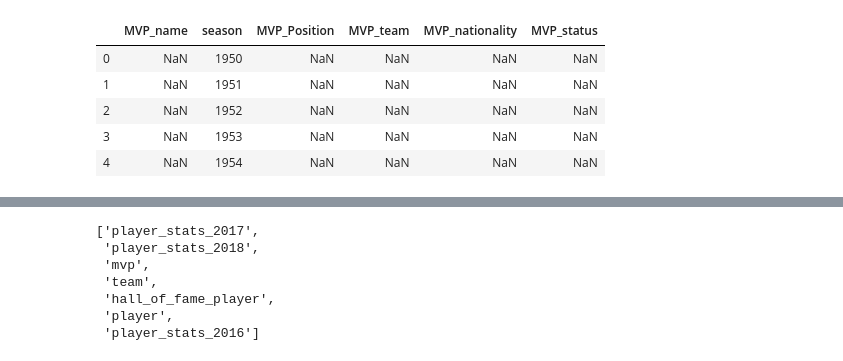
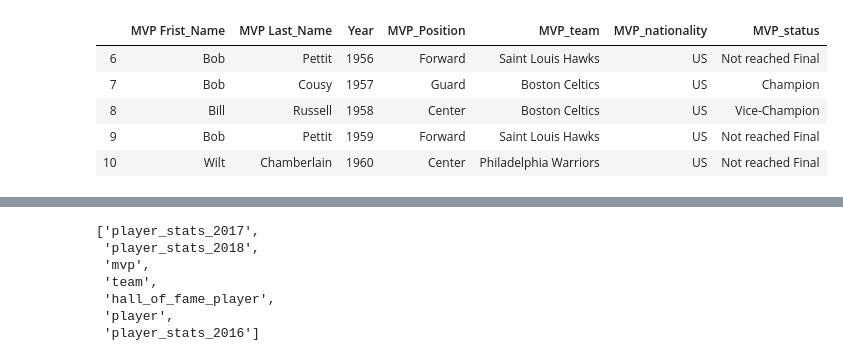
Before and after one commit to whysoq520/ETL-Project, a Jupyter notebook: mvp data cleaning.ipynb, the cells around one changed output, grey strips where cells are left out. Cells and saved outputs as stored; diff of their text form; code cells hidden in the pictures.

```diff
--- a/mvp data cleaning.ipynb
+++ b/mvp data cleaning.ipynb
@@ -35,4 +39,4 @@ df_drop
 # %%
-new_mvp_df =df_drop[['MVP Name', 'Year','MVP Position','MVP Team','MVP Nationality','MVP status']].copy()
+new_mvp_df =df_drop[['MVP Frist_Name', 'MVP Last_Name','Year','MVP Position','MVP Team','MVP Nationality','MVP status']].copy()
 new_mvp_df.head()
 # %% [output]
@@ -45,16 +49,15 @@ new_mvp_df.head()
 # %%
-mvp = new_mvp_df.rename(columns={"Year": "season",
-                                 "MVP Name": "MVP_name",
+mvp = new_mvp_df.rename(columns={
                                  "MVP Position": "MVP_Position",
                                  "MVP Team": "MVP_team",
                                 "MVP Nationality":"MVP_nationality",
                                  "MVP status":"MVP_status"
                                 })
 mvp.head()
 # %% [output]
-|  | MVP_name | season | MVP_Position | MVP_team | MVP_nationality | MVP_status |
-| 0 | NaN | 1950 | NaN | NaN | NaN | NaN |
-| 1 | NaN | 1951 | NaN | NaN | NaN | NaN |
-| 2 | NaN | 1952 | NaN | NaN | NaN | NaN |
-| 3 | NaN | 1953 | NaN | NaN | NaN | NaN |
-| 4 | NaN | 1954 | NaN | NaN | NaN | NaN |
+|  | MVP Frist_Name | MVP Last_Name | Year | MVP_Position | MVP_team | MVP_nationality | MVP_status |
+| 6 | Bob | Pettit | 1956 | Forward | Saint Louis Hawks | US | Not reached Final |
+| 7 | Bob | Cousy | 1957 | Guard | Boston Celtics | US | Champion |
+| 8 | Bill | Russell | 1958 | Center | Boston Celtics | US | Vice-Champion |
+| 9 | Bob | Pettit | 1959 | Forward | Saint Louis Hawks | US | Not reached Final |
+| 10 | Wilt | Chamberlain | 1960 | Center | Philadelphia Warriors | US | Not reached Final |
```
Also changed, not shown: parts of 9 cells of this notebook.
